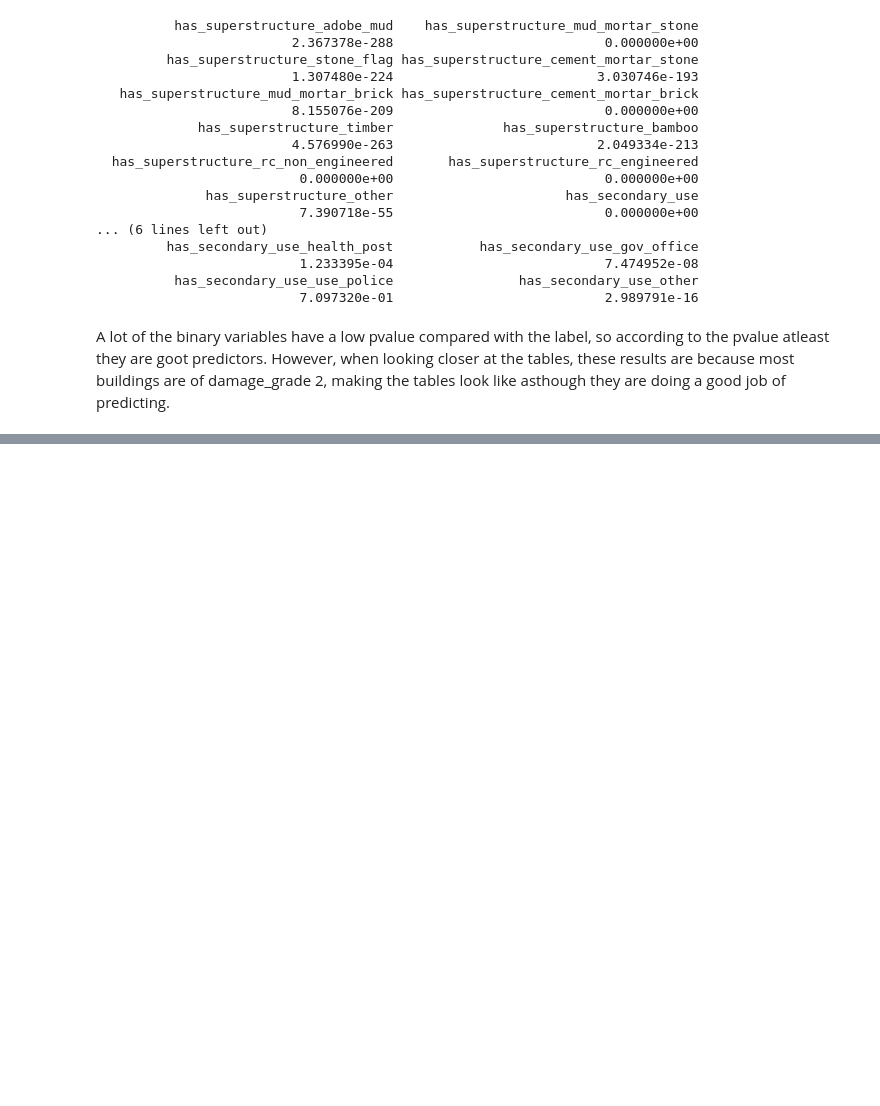
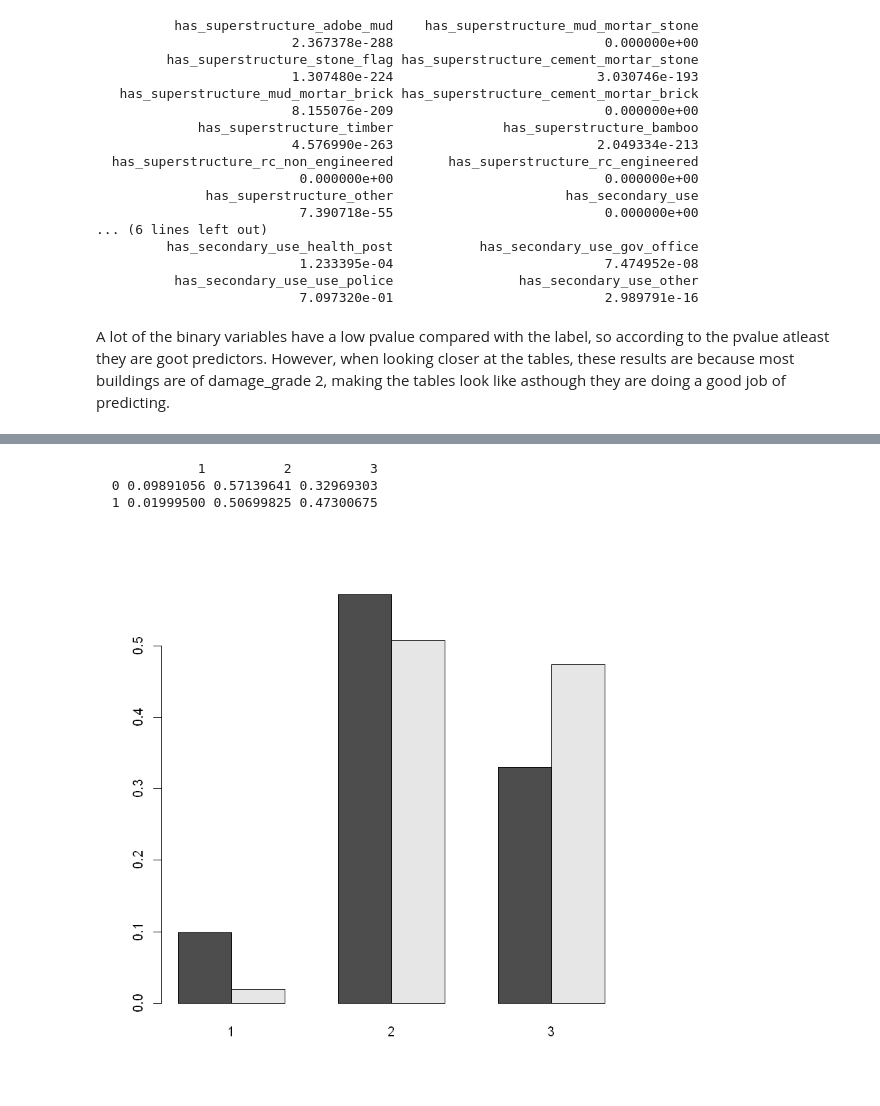
Before and after one commit to fzhanna/Earthquake_Damage_Predictor-1, a Jupyter notebook: Preprocess_Analysis/Analysis.ipynb, the cells around one changed output, grey strips where cells are left out. Saved outputs shown, nothing was run; the diff lists cells and outputs as text; code cells hidden in the pictures; blank space fills up the shorter version.

```diff
--- a/Preprocess_Analysis/Analysis.ipynb
+++ b/Preprocess_Analysis/Analysis.ipynb
@@ -274,0 +281,10 @@ logical(0)
+# %%
+a <- prop.table(table(binTrain2$has_superstructure_stone_flag, numTrain$damage_grade), 1)
+a
+barplot( a , beside=TRUE)
+#barplot(prop.table(table(numTrain$damage_grade)), xlab='damage grade')
+# %% [output]
+             1          2          3
+  0 0.09891056 0.57139641 0.32969303
+  1 0.01999500 0.50699825 0.47300675
+[figure, added]
```
Also changed, not shown: parts of 4 cells of this notebook.
